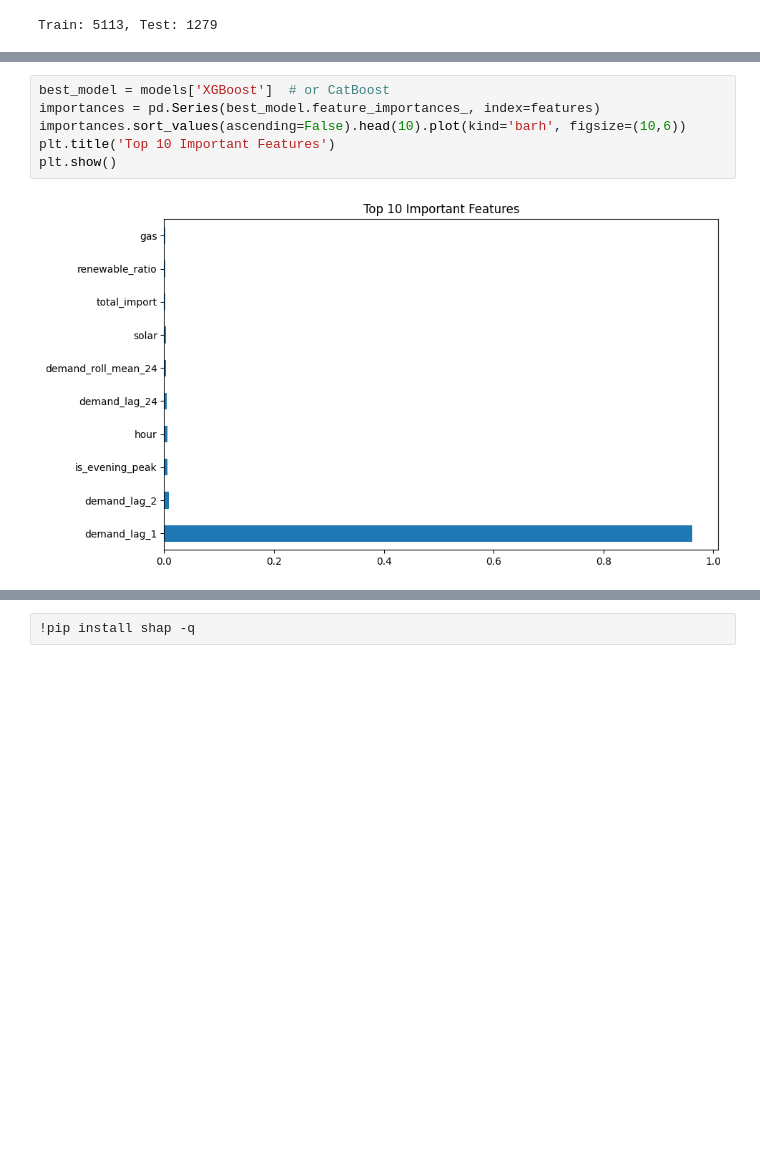
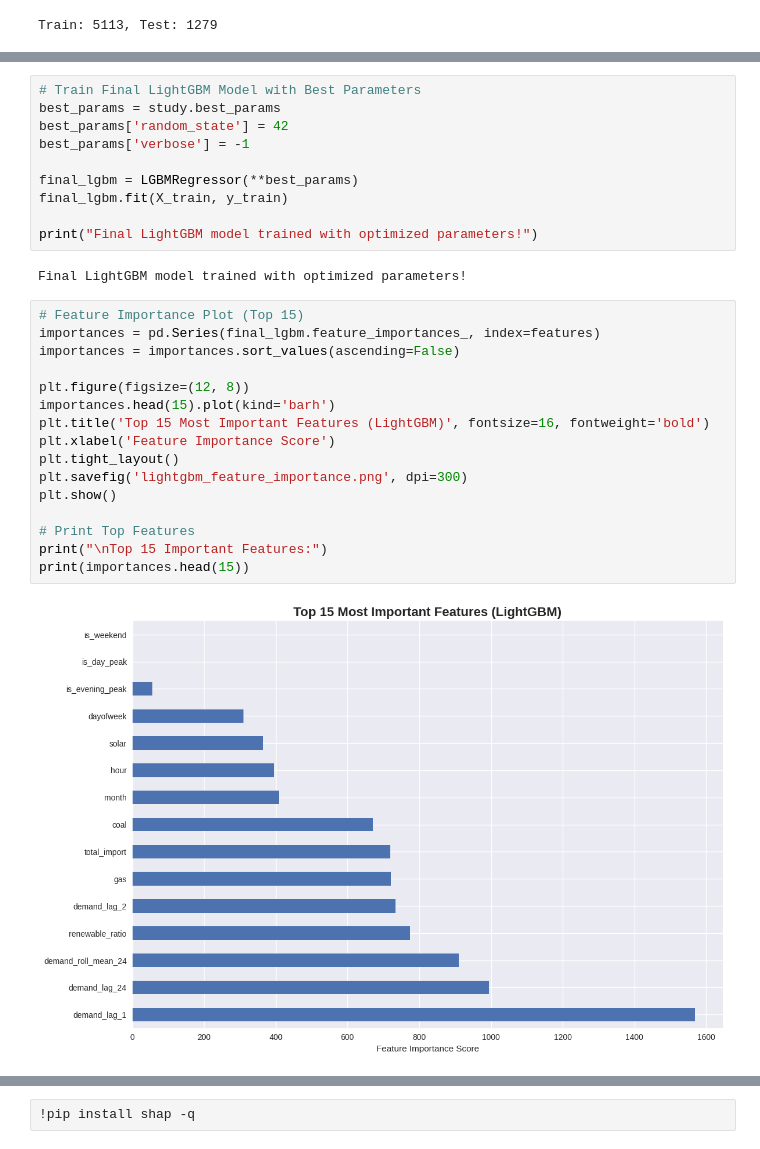
Before and after one commit to proshenjitbarua06-dot/skill-morph, a Jupyter notebook: Comparative_Analysis_of_Machine_Learning_Models_for_Short_Term_Electricity_Demand_Forecasting_in_Bangladesh_A_SHAP_Enabled_Interpretability_Study_Using_Hourly_PGCB_Data_(2015–2025).ipynb, the cells around one changed output, grey strips where cells are left out. Drawn from its saved outputs; the diff is of its cells as text; blank space fills up the shorter version.

```diff
--- a/Comparative_Analysis_of_Machine_Learning_Models_for_Short_Term_Electricity_Demand_Forecasting_in_Bangladesh_A_SHAP_Enabled_Interpretability_Study_Using_Hourly_PGCB_Data_(2015–2025).ipynb
+++ b/Comparative_Analysis_of_Machine_Learning_Models_for_Short_Term_Electricity_Demand_Forecasting_in_Bangladesh_A_SHAP_Enabled_Interpretability_Study_Using_Hourly_PGCB_Data_(2015–2025).ipynb
@@ -259,8 +358,30 @@ Best params: {'n_estimators': 195, 'learning_rate': 0.06889125200972658, 'max_de
-# %%
-best_model = models['XGBoost']  # or CatBoost
-importances = pd.Series(best_model.feature_importances_, index=features)
-importances.sort_values(ascending=False).head(10).plot(kind='barh', figsize=(10,6))
-plt.title('Top 10 Important Features')
-plt.show()
-# %% [output]
-[figure, removed]
+# %%
+# Train Final LightGBM Model with Best Parameters
+best_params = study.best_params
+best_params['random_state'] = 42
+best_params['verbose'] = -1
+
+final_lgbm = LGBMRegressor(**best_params)
+final_lgbm.fit(X_train, y_train)
+
+print("Final LightGBM model trained with optimized parameters!")
+# %% [output]
+Final LightGBM model trained with optimized parameters!
+# %%
+# Feature Importance Plot (Top 15)
+importances = pd.Series(final_lgbm.feature_importances_, index=features)
+importances = importances.sort_values(ascending=False)
+
+plt.figure(figsize=(12, 8))
+importances.head(15).plot(kind='barh')
+plt.title('Top 15 Most Important Features (LightGBM)', fontsize=16, fontweight='bold')
+plt.xlabel('Feature Importance Score')
+plt.tight_layout()
+plt.savefig('lightgbm_feature_importance.png', dpi=300)
+plt.show()
+
+# Print Top Features
+print("\nTop 15 Important Features:")
+print(importances.head(15))
+# %% [output]
+[figure, added]
```
Also changed, not shown: parts of 14 cells of this notebook.
